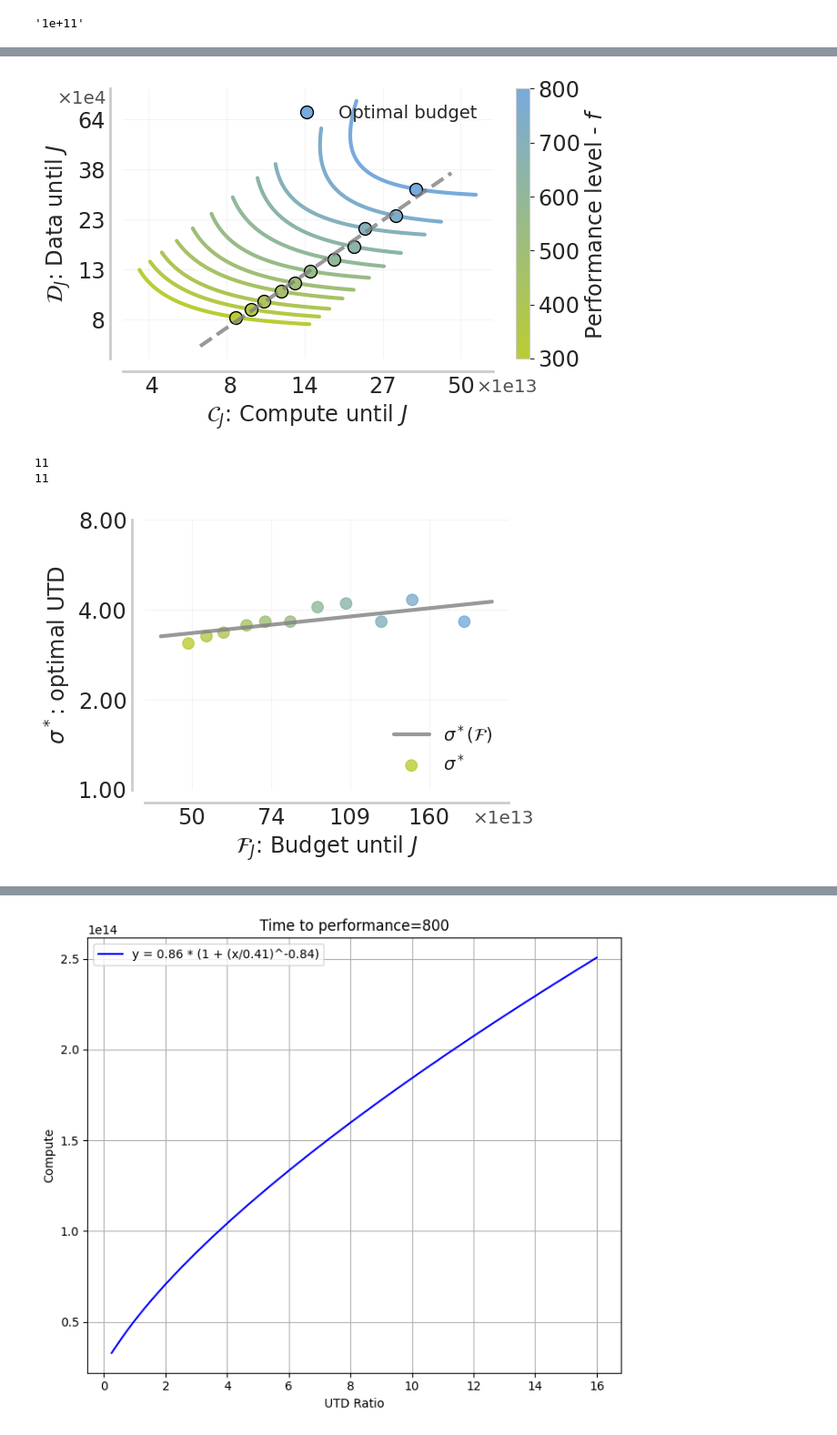
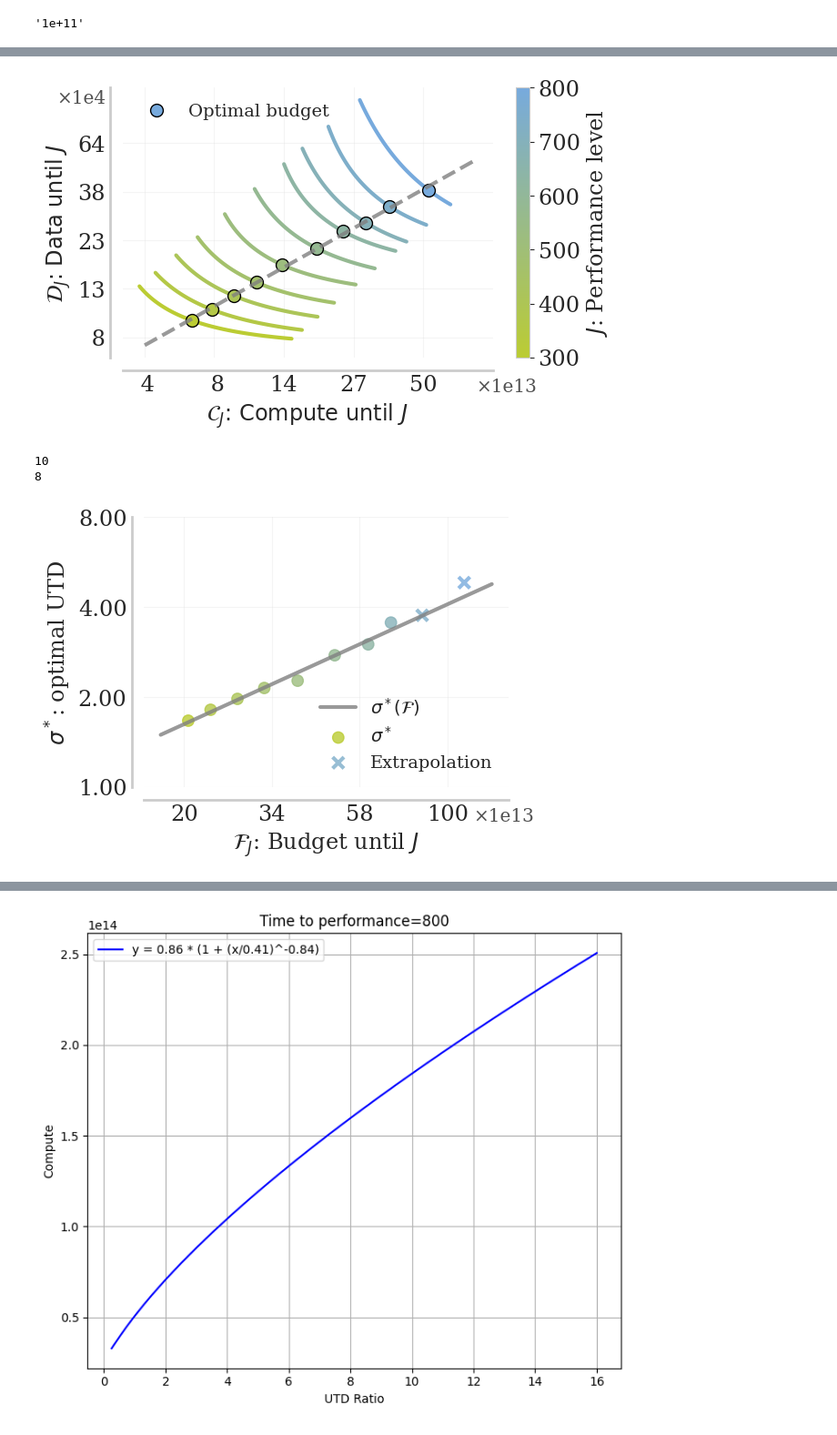
Before and after one commit to orybkin/taskmaster, a Jupyter notebook: isaacgymenvs/qscaled/gym_pareto.ipynb, the cells around one changed output, grey strips where cells are left out. Shown at 91% size. Saved outputs shown, nothing was run; the diff lists cells and outputs as text; code cells hidden in the pictures.

```diff
--- a/isaacgymenvs/qscaled/gym_pareto.ipynb
+++ b/isaacgymenvs/qscaled/gym_pareto.ipynb
@@ -15,6 +15,7 @@ import scipy.ndimage
 zip_path = "data/gym_optimal_250122.zip"
 zip_path = "data/gym_optimal_250123.zip"
 zip_path = "data/gym_optimal_250128.zip"
+zip_path = "data/gym_optimal_250131.zip"
 records = []
 
 # max_returns = {
@@ -25,11 +26,11 @@ records = []
 #     "Humanoid-v4": 5500,
 # }
 max_returns = {
-    "HalfCheetah-v4": 6800 * 1.25,
+    "HalfCheetah-v4": 7300 * 1.25,
     "Hopper-v4": 3500 * 1.25,
-    "Walker2d-v4": 3600 * 1.25,
+    "Walker2d-v4": 4000 * 1.25,
     "Ant-v4": 5300 * 1.25,
-    "Humanoid-v4": 4900 * 1.25,
+    "Humanoid-v4": 5200 * 1.25,
 }
 
 with zipfile.ZipFile(zip_path, 'r') as zip_ref:
@@ -50,7 +51,7 @@ with zipfile.ZipFile(zip_path, 'r') as zip_ref:
             arr[:, 1:] = 1000 * arr[:, 1:] / max_returns[env_name]
 
             if env_name == 'Hopper-v4': continue
-            if utd not in (0.5,1,2,4,8): continue
+            if utd not in (0.25,0.5,1,2,4,8): continue
 
             # Create record with metadata and results
             records.append({
@@ -121,8 +122,9 @@ for _, row in df.iterrows():
 df['return_isotonic'] = iso_reg_results
 
 # Calculate crossings for each threshold and store in array
-thresholds = [300, 350, 400, 450, 500, 550, 600, 650, 700, 750, 800]
-# thresholds = [300, 400, 500, 550, 600, 633, 666, 700, 733, 766, 800]
+# thresholds = [800, 850, 900]
+# thresholds = [300, 350, 400, 450, 500, 550, 600, 650, 700, 750, 800]
+thresholds = [300, 370, 440, 510, 580, 650, 700, 733, 766, 800]
 # thresholds = [300, 350, 400, 450, 500, 525, 550, 575, 600, 616, 633, 650, 666, 683, 700, 716, 733, 750, 766, 783, 800]
 crossings_array = []
 
@@ -486,7 +607,7 @@ plt.figure(figsize=(7, 6))
 
 for i in (range(n_thresholds)):
     # Generate smooth curves and plot fits for each threshold
-    x_smooth = np.logspace(np.log10(0.5), np.log10(8), 100)
+    x_smooth = np.logspace(np.log10(0.25), np.log10(8), 100)
     a, b, c = fits[i]
     y_fitted = power_law_with_const(x_smooth, a, b, c) * median_median
     utd = x_smooth
@@ -939,7 +1049,7 @@ for i in (range(n_thresholds)):
              linewidth=3)
 
     # Find and mark minimum point
-    beta = 5e9
+    beta = 1.5e9
     min_idx = np.argmin(compute + beta * data)
     plt.plot(compute[min_idx], data[min_idx], 'o',
                 color=colors[i],
@@ -974,9 +1084,12 @@ plt.plot(x_line, y_line, '--', color='gray',
         linewidth=3, alpha=0.8)
 
 
+plt.rcParams['font.family'] = 'serif' # ... for regular text
+plt.rcParams['font.sans-serif'] = ['Times New Roman'] # Choose a nice font here
+
 plt.xscale('log')
 plt.yscale('log')
-axs.legend(prop={'size': 14}, ncol=1, frameon=False, loc='upper right')
+axs.legend(prop={'size': 14}, ncol=1, frameon=False, loc='upper left')
 
 x = np.logspace(np.log10(4e13), np.log10(50e13), num=5, dtype=int)
 xlabels = ["%2.f" % (y/1e13) for y in x]
@@ -993,35 +1106,37 @@ axs.set_yticks(yticks, ylabels, size=14.5)
 plot_utils._annotate_and_decorate_axis(axs, xlabel='$\mathcal{C}_J$: Compute until $J$',
                                        ylabel='$\mathcal{D}_J$: Data until $J$',
                                        labelsize='xx-large', ticklabelsize='xx-large',
                                        grid_alpha=0.2, legend=False)
 
 plt.text(1.12, -0.14, '×1e13', transform=axs.transAxes,
          horizontalalignment='right', verticalalignment='bottom',
          fontsize='x-large', alpha=0.8)
 plt.text(-0.045, 0.93, '×1e4', transform=axs.transAxes,
          horizontalalignment='right', verticalalignment='bottom',
          fontsize='x-large', alpha=0.8)
 
 
 
 
 # Save fits
 # np.save('fits.npy', fits)
 # # Add colorbar
 # sm = plt.cm.ScalarMappable(cmap=cmap, norm=plt.Normalize(vmin=min(thresholds), vmax=max(thresholds)))
 # sm.set_array([])
 # cbar = plt.colorbar(sm)
 # cbar.set_label('Performance level - $f$', size='xx-large')
 # cbar.ax.tick_params(labelsize='xx-large')
 
 # Add colorbar
 sm = plt.cm.ScalarMappable(cmap=cmap, norm=plt.Normalize(vmin=min(thresholds), vmax=max(thresholds)))
 sm.set_array([])
 cbar = plt.colorbar(sm, ax=plt.gca())
-cbar.set_label('Performance level - $f$', size='xx-large')
+cbar.set_label('$J$: Performance level', size='xx-large')
 cbar.ax.tick_params(labelsize='xx-large')
+
+plt.savefig('gym_multiple_frontiers.pdf', dpi=300, bbox_inches='tight')
 # %% [output]
-[figure, old version]
+[figure, new version]
 # %%
 # Plot pareto fits
 
@@ -1031,12 +1146,12 @@ fig.set_size_inches(496.0/192*2 , 369.6/192*2)
 from matplotlib.colors import LinearSegmentedColormap
 cmap = LinearSegmentedColormap.from_list("custom_gradient", [COLORS[0], COLORS[1]])
 n_colors = n_thresholds
-colors = [cmap(i / (n_colors - 1)) for i in range(n_colors)]
+colors = np.array([cmap(i / (n_colors - 1)) for i in range(n_colors)])
 
 # Fit line in log space
 
 min_points_budget = min_points_compute + beta * min_points_data
-fit_points = [0,1,2,3,4,5,6,7,8,9,10]
+fit_points = [0,1,2,3,4,5,6,7]
 print(len(min_points_budget))
 print(len(min_points_budget[fit_points]))
 coeffs = np.polyfit(np.log10(min_points_budget[fit_points]), np.log10(min_points_utd[fit_points]), 1)
@@ -1045,8 +1160,8 @@ budget_range = np.log10(min(min_points_budget)), np.log10(max(min_points_budget)
 budget_line = np.logspace(budget_range[0] - 0.1 * (budget_range[1] - budget_range[0]), budget_range[1] + 0.1 * (budget_range[1] - budget_range[0]), 100)
 utd_line = 10**(coeffs[0] * np.log10(budget_line) + coeffs[1])
 plt.plot(budget_line, utd_line, color='gray', linewidth=3, alpha=0.8, label='$\sigma^*(\mathcal{F})$')
-plt.scatter(min_points_budget[:], min_points_utd[:], marker='o', color=colors[:], label='$\sigma^*$', alpha=0.8, s=80)
-# plt.scatter(min_points_budget[-1:], min_points_utd[-1:], marker='x', color=colors[-1:], label='Extrapolation', alpha=0.8, s=80, linewidth=3)
+plt.scatter(min_points_budget[fit_points], min_points_utd[fit_points], marker='o', color=colors[fit_points], label='$\sigma^*$', alpha=0.8, s=80)
+plt.scatter(min_points_budget[-2:], min_points_utd[-2:], marker='x', color=colors[-2:], label='Extrapolation', alpha=0.8, s=80, linewidth=3)
 
 
 plt.xscale('log')
@@ -1054,7 +1169,7 @@ plt.yscale('log')
 axs.legend(prop={'size': 14}, ncol=1, frameon=False, loc='lower right')
 
 
-x = np.logspace(np.log10(50e13), np.log10(160e13), num=4, dtype=int)
+x = np.logspace(np.log10(20e13), np.log10(100e13), num=4, dtype=int)
 xlabels = ["%2.f" % (y/1e13) for y in x]
 axs.xaxis.set_major_locator(plt.FixedLocator(x))
 axs.xaxis.set_minor_locator(plt.NullLocator())
@@ -1077,10 +1192,11 @@ plt.text(1.07, -0.14, '×1e13', transform=axs.transAxes,
 
 # Save fits
 np.save('fits.npy', fits)
+plt.savefig('gym_budget_fit.pdf', dpi=300, bbox_inches='tight')
 # %% [output]
-11
-11
+10
+8
-[figure, old version]
+[figure, new version]
 # %%
 # Pareto fit
 
```
Also changed, not shown: parts of 16 cells of this notebook, 8 other files.
